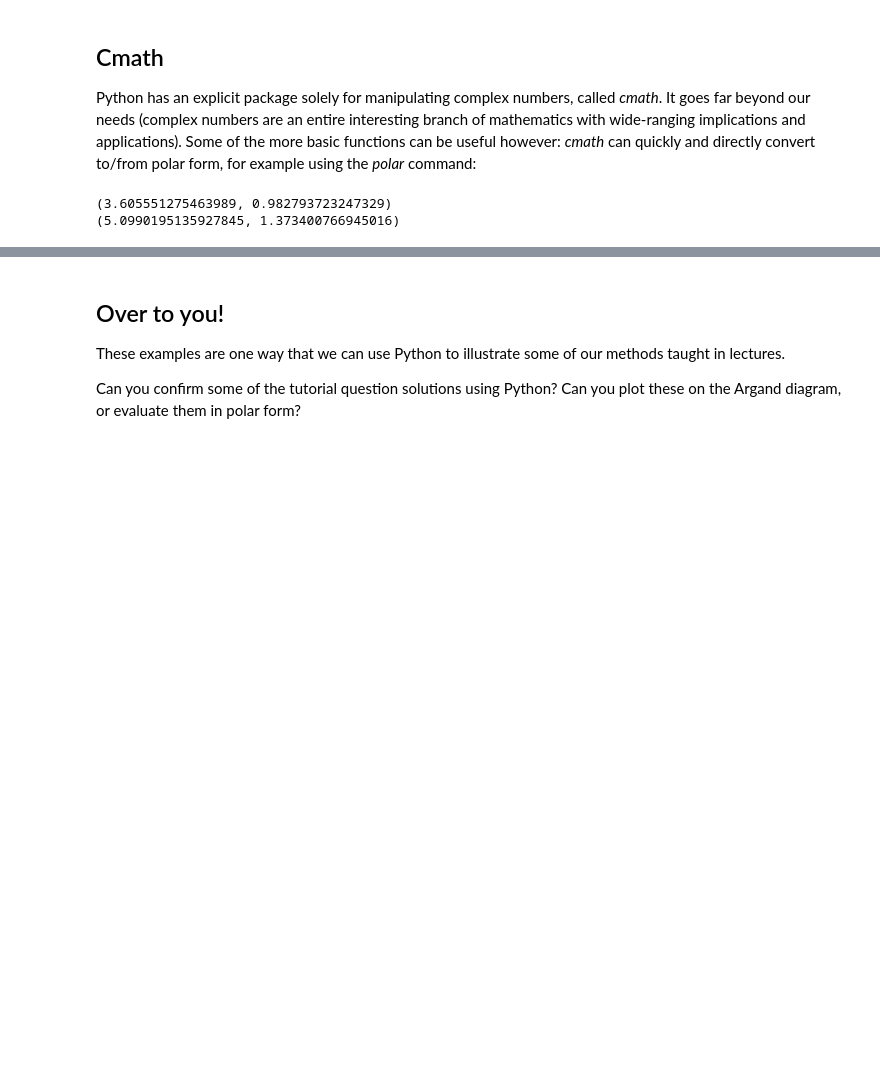
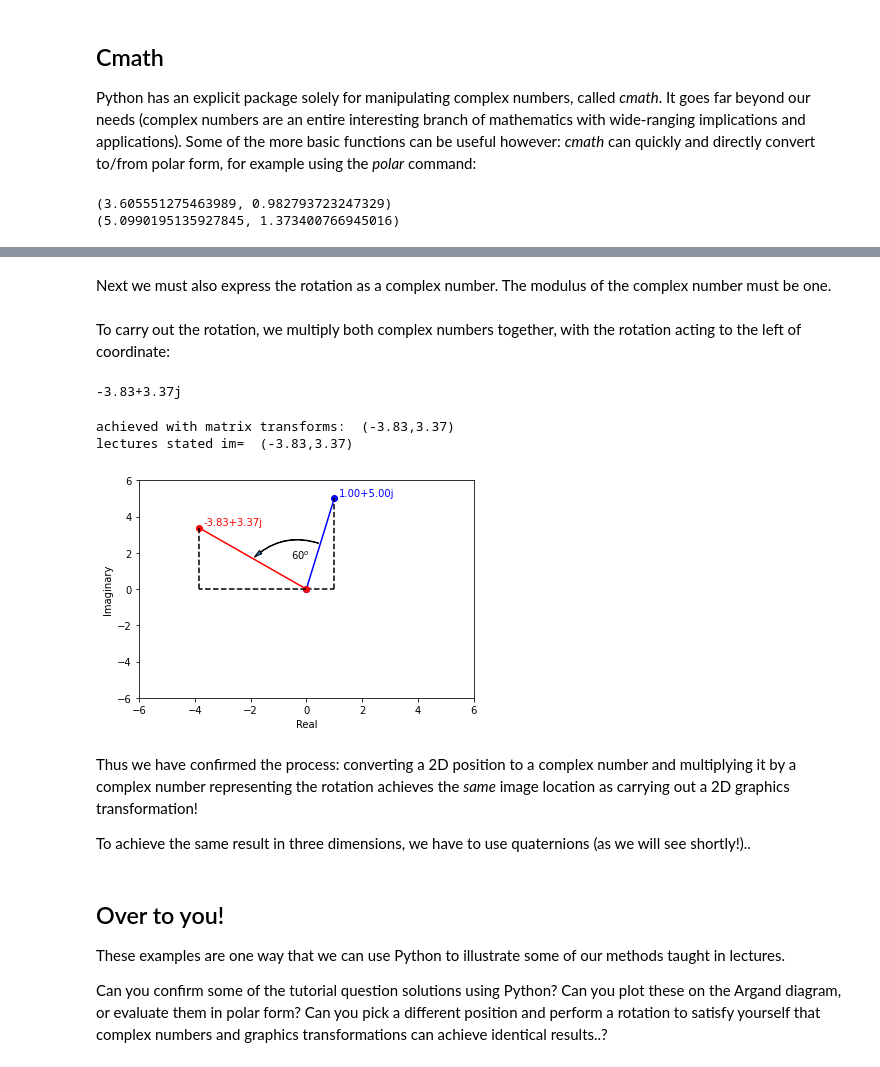
Before and after one commit to Abertay-University-SDI/MAT201_Python, a Jupyter notebook: _build/jupyter_execute/methods/MAT201M_ComplexNos.ipynb, the cells around one changed output, grey strips where cells are left out. Cells and saved outputs as stored; diff of their text form; code cells hidden in the pictures; blank space fills up the shorter version.

```diff
--- a/_build/jupyter_execute/methods/MAT201M_ComplexNos.ipynb
+++ b/_build/jupyter_execute/methods/MAT201M_ComplexNos.ipynb
@@ -173,5 +195,63 @@ print(cmath.polar(1 + 5j))
+# %%
+zp = complex(1.,5.)
+# %% [markdown]
+Next we must also express the rotation as a complex number. The modulus of the complex number must be one.
+# %%
+theta = 60
+zr = complex(np.cos(np.radians(theta)),np.sin(np.radians(theta)))
+# %% [markdown]
+To carry out the rotation, we multiply both complex numbers together, with the rotation acting to the left of coordinate:
+# %%
+image = zr*zp
+imstr="{:.2f}+{:.2f}j".format(image.real,image.imag)
+print(imstr)
+# %% [output]
+-3.83+3.37j
+# %%
+hp = np.array([1, 5, 1])
+R_theta = np.matrix([[np.cos(math.radians(theta)), np.sin(math.radians(theta)), 0],
+                     [-np.sin(math.radians(theta)), np.cos(math.radians(theta)), 0],
+                     [0, 0, 1]])
+rp = hp.transpose()*R_theta
+rmstr="({:.2f},{:.2f})".format(rp[0,0], rp[0,1])
+print("achieved with matrix transforms: ", rmstr)
+lstr="({:.2f},{:.2f})".format(0.5*(1.-5.*np.sqrt(3)), 0.5*(np.sqrt(3)+5.))
+print("lectures stated im= ", lstr)
+# %% [output]
+achieved with matrix transforms:  (-3.83,3.37)
+lectures stated im=  (-3.83,3.37)
+# %%
+fig = plt.figure()
+ax = fig.add_subplot(111)
+ax.plot([0,zp.real],[0,zp.imag],'bo-',label='python')
+zpstr="{:.2f}+{:.2f}j".format(zp.real,zp.imag)
+ax.text(zp.real+0.15, zp.imag+0.15, zpstr, c='blue')
+ax.plot([zp.real,zp.real],[0,zp.imag],'k--',label='python')
+ax.plot([0,zp.real],[0,0],'k--',label='python')
+ax.plot([0,image.real],[0,image.imag],'ro-',label='python')
+imstring="{:.2f}+{:.2f}j".format(image.real,image.imag)
+ax.text(image.real+0.15, image.imag+0.15, imstr, c='red')
+ax.plot([image.real,image.real],[0,image.imag],'k--',label='python')
+ax.plot([0,image.real],[0,0],'k--',label='python')
+limit=np.max(np.ceil(np.absolute(image))) # set limits for axis
+style="Simple,tail_width=0.5,head_width=4,head_length=8"
+kw = dict(arrowstyle=style)
+a1 = FancyArrowPatch((0.5*zp.real, 0.5*zp.imag), (0.5*image.real, 0.5*image.imag),connectionstyle="arc3,rad=0.3", **kw)
+ax.add_patch(a1)
+ax.axis(xmin=-limit,xmax=limit, ymin=-limit,ymax=limit)
+angstring="{}$^o$".format(theta)
+ax.text(0.2*(zp.real+image.real), 0.2*(zp.imag+image.imag),angstring, c='black')
+ax.set_ylabel('Imaginary')
+ax.set_xlabel('Real')
+plt.show()
+# %% [output]
+[figure, added]
+# %% [markdown]
+Thus we have confirmed the process: converting a 2D position to a complex number and multiplying it by a complex number representing the rotation achieves the *same* image location as carrying out a 2D graphics transformation!
+
+To achieve the same result in three dimensions, we have to use quaternions (as we will see shortly!)..
 # %% [markdown]
 ## Over to you!
 These examples are one way that we can use Python to illustrate some of our methods taught in lectures.
 
-Can you confirm some of the tutorial question solutions using Python? Can you plot these on the Argand diagram, or evaluate them in polar form?
+Can you confirm some of the tutorial question solutions using Python? Can you plot these on the Argand diagram, or evaluate them in polar form? Can you pick a different position and perform a rotation to satisfy yourself that complex numbers and graphics transformations can achieve identical results..?
```
Also changed, not shown: parts of 8 cells of this notebook, 39 other files.
